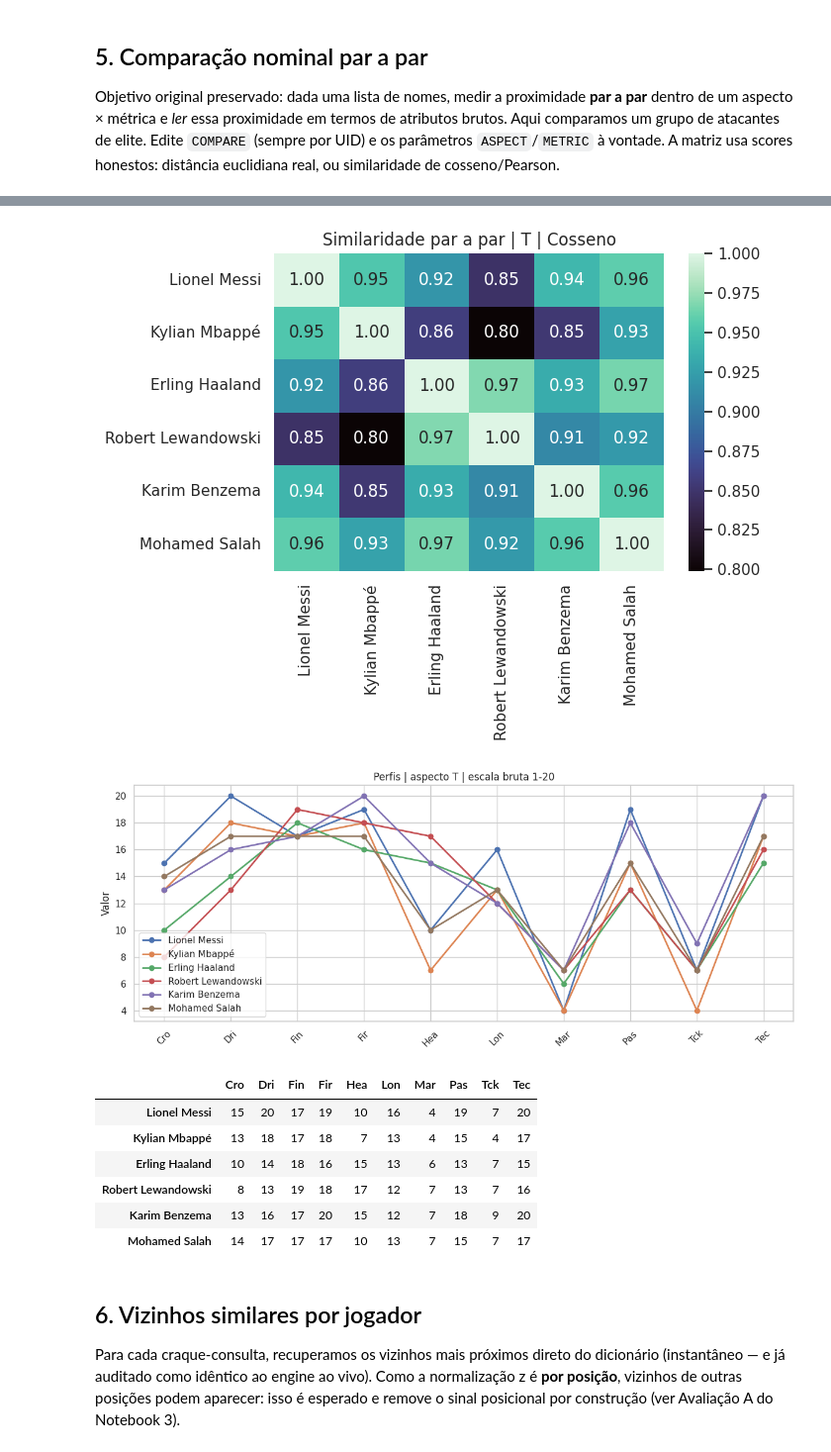
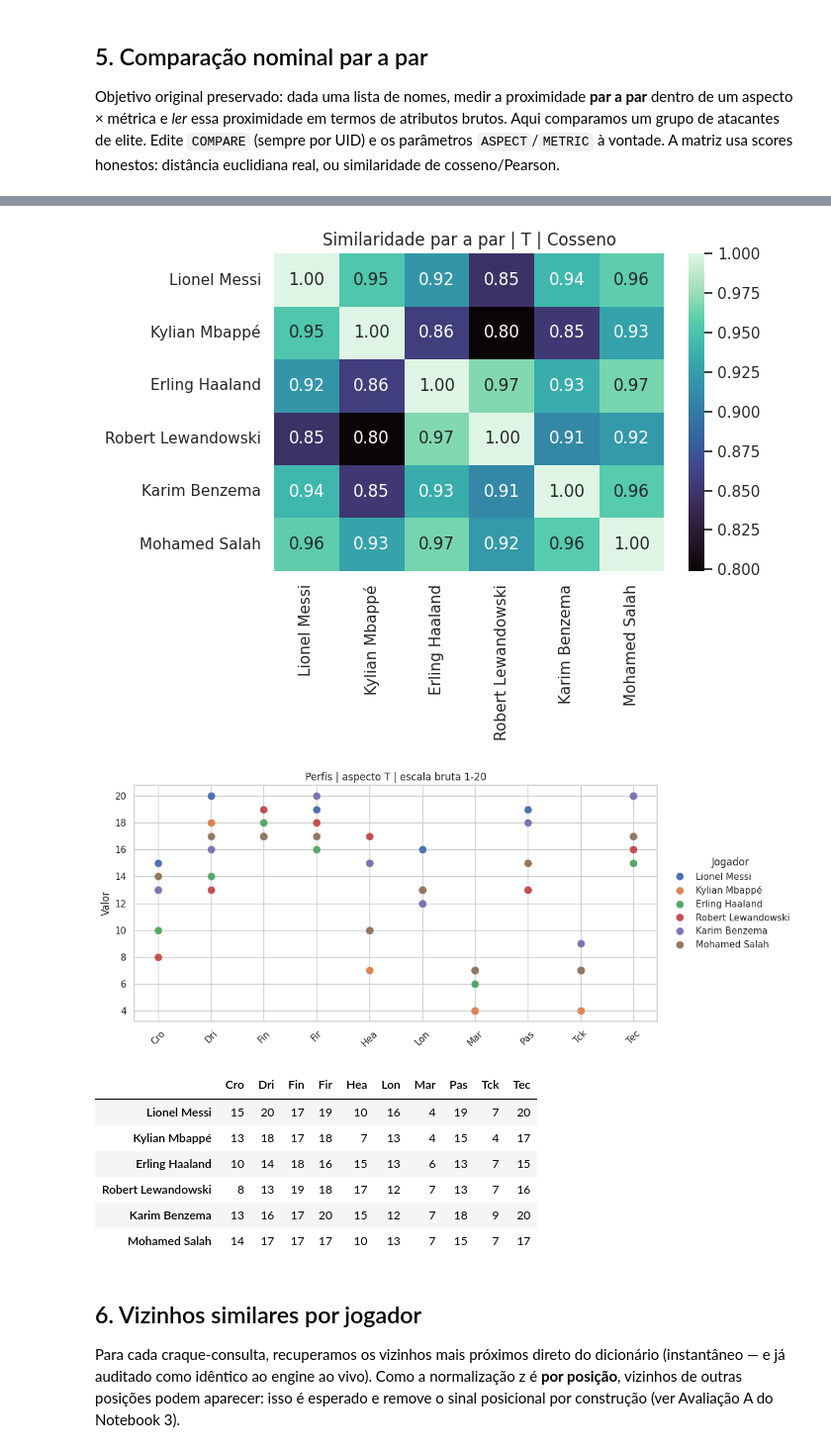
Before and after one commit to gupessanha/similar-player-search-system, a Jupyter notebook: notebooks/4_avaliacao.ipynb, the cells around one changed output, grey strips where cells are left out. Shown at 99% size. Drawn from its saved outputs; the diff is of its cells as text; code cells hidden in the pictures.

```diff
--- a/notebooks/4_avaliacao.ipynb
+++ b/notebooks/4_avaliacao.ipynb
@@ -365,36 +405,41 @@ COMPARE = {k: FAMOUS[k] for k in [
     "Lionel Messi", "Kylian Mbappé", "Erling Haaland",
     "Robert Lewandowski", "Karim Benzema", "Mohamed Salah",
 ]}
 ASPECT, METRIC = "technical", "cosine"
 
 prox, kind = pairwise(COMPARE.values(), aspect=ASPECT, metric=METRIC, labels=list(COMPARE))
 display(prox.round(3))
 
 plt.figure(figsize=(7, 5.5))
 sns.heatmap(prox, annot=True, fmt=".2f", cmap="mako" if kind == "similaridade" else "mako_r")
 plt.title(f"{kind.capitalize()} par a par | {ASPECT_ALIASES[ret._resolve_aspect(ASPECT)]} | {METRIC_LABELS[METRIC]}")
 plt.tight_layout(); plt.show()
 
 # Perfis brutos (1-20) para LER a proximidade em termos de atributos.
+# Os atributos no eixo X são categorias discretas (não um eixo contínuo),
+# então usamos apenas marcadores - sem linhas ligando os pontos.
 cols = feature_sets[ret._resolve_aspect(ASPECT)]
 profiles = df_raw.loc[[to_uid(u) for u in COMPARE.values()], cols].copy()
 profiles.index = list(COMPARE)
 plt.figure(figsize=(12, 5))
 for name in profiles.index:
-    plt.plot(cols, profiles.loc[name], marker="o", linewidth=2, label=name)
+    plt.plot(cols, profiles.loc[name], marker="o", linestyle="none", markersize=8, label=name)
 plt.title(f"Perfis | aspecto {ASPECT_ALIASES[ret._resolve_aspect(ASPECT)]} | escala bruta 1-20")
-plt.xticks(rotation=45); plt.ylabel("Valor"); plt.legend(loc="best"); plt.tight_layout(); plt.show()
+plt.xticks(rotation=45); plt.ylabel("Valor")
+# Legenda FORA do gráfico (à direita) para não cobrir os pontos.
+plt.legend(loc="center left", bbox_to_anchor=(1.01, 0.5), title="Jogador", frameon=False)
+plt.tight_layout(); plt.show()
 display(profiles)
 # %% [output]
 |  | Lionel Messi | Kylian Mbappé | Erling Haaland | Robert Lewandowski | Karim Benzema | Mohamed Salah |
 | Lionel Messi | 1.000 | 0.953 | 0.918 | 0.848 | 0.942 | 0.959 |
 | Kylian Mbappé | 0.953 | 1.000 | 0.858 | 0.799 | 0.853 | 0.927 |
 | Erling Haaland | 0.918 | 0.858 | 1.000 | 0.969 | 0.935 | 0.966 |
 | Robert Lewandowski | 0.848 | 0.799 | 0.969 | 1.000 | 0.909 | 0.921 |
 | Karim Benzema | 0.942 | 0.853 | 0.935 | 0.909 | 1.000 | 0.957 |
 | Mohamed Salah | 0.959 | 0.927 | 0.966 | 0.921 | 0.957 | 1.000 |
 [figure]
-[figure, old version]
+[figure, new version]
 |  | Cro | Dri | Fin | Fir | Hea | Lon | Mar | Pas | Tck | Tec |
 | Lionel Messi | 15 | 20 | 17 | 19 | 10 | 16 | 4 | 19 | 7 | 20 |
 | Kylian Mbappé | 13 | 18 | 17 | 18 | 7 | 13 | 4 | 15 | 4 | 17 |
```
Also changed, not shown: parts of 5 cells of this notebook.
